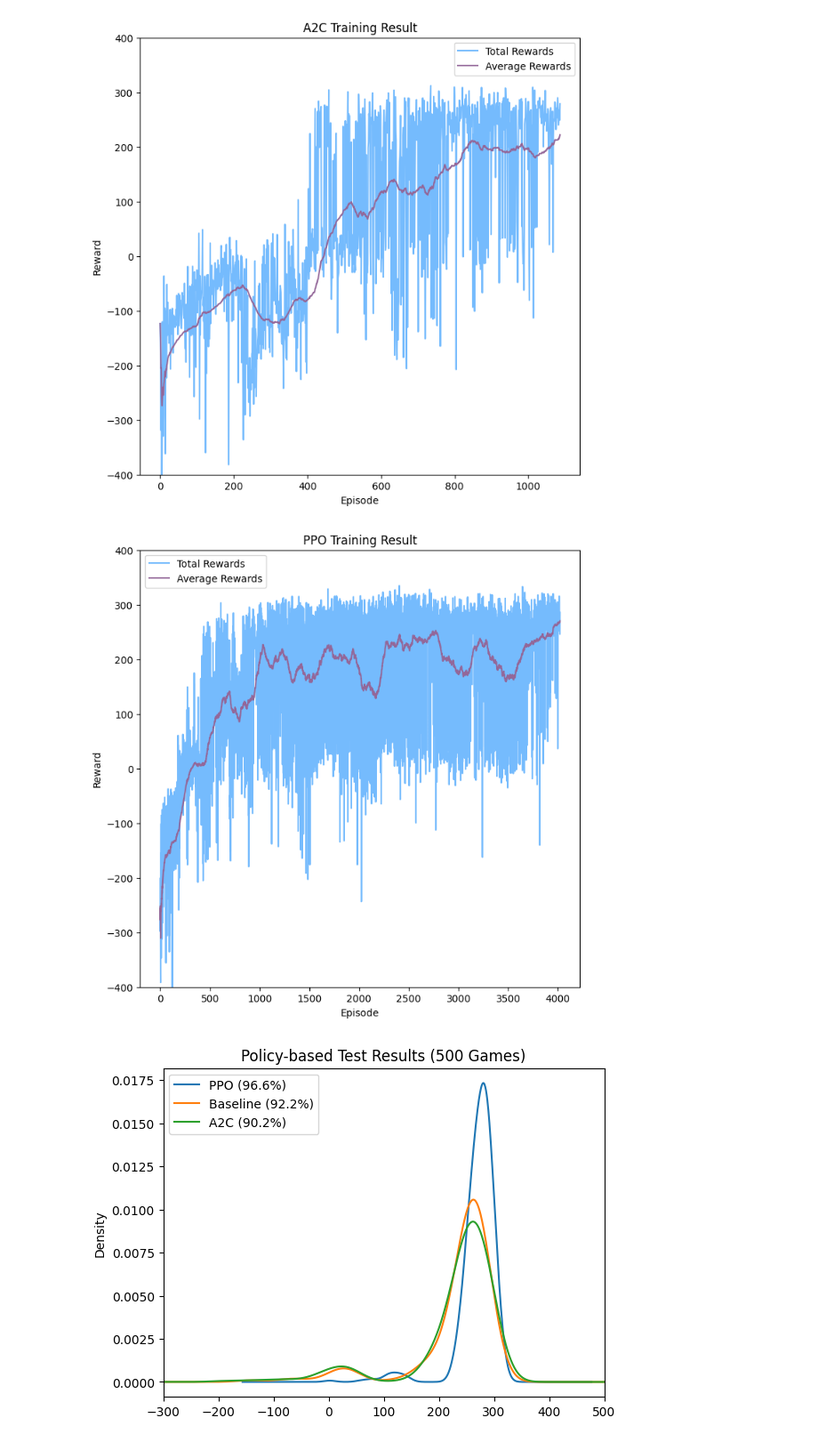
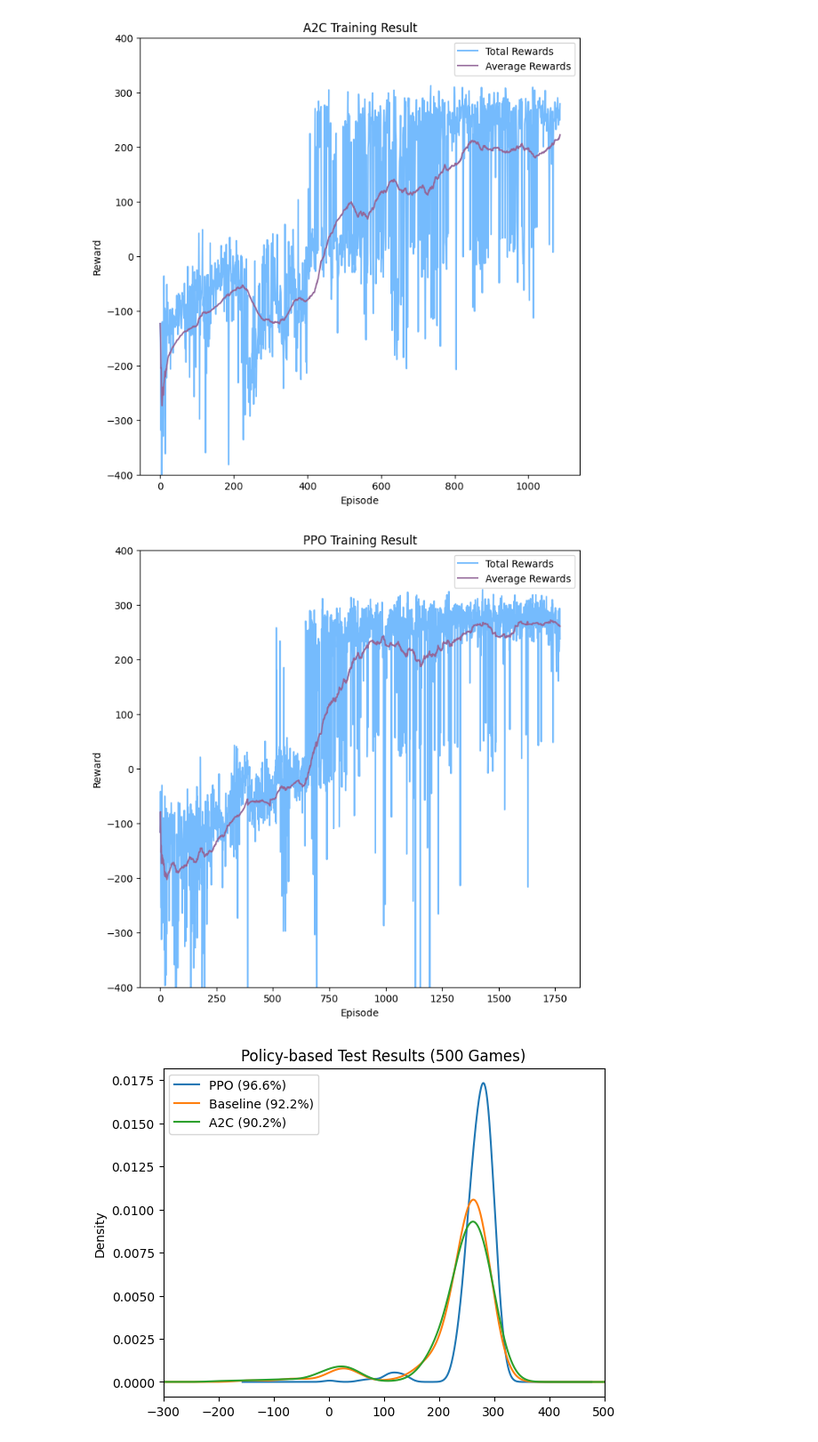
Before and after one commit to MatthewSummons/Immutables-RL, a Jupyter notebook: Results/plot_final_result.ipynb, the cells around one changed output. Shown at 89% size. Saved outputs shown, nothing was run; the diff lists cells and outputs as text; code cells hidden in the pictures.

```diff
--- a/Results/plot_final_result.ipynb
+++ b/Results/plot_final_result.ipynb
@@ -8,34 +8,34 @@ purple_color=(147/255,103/255,153/255)
 # %%
 def draw_plot(train_data,title):
     with open(train_data, 'rb') as f:
         data = pickle.load(f)
         total_rewards = data['total_rewards']
         final_rewards = data['final_rewards']
         if title=="Adaptive Baseline":
             moving_average_rewards = data['average_rewards']
         else:
             moving_average_rewards = data['moving_average_rewards']
     plt.figure(figsize=(8,8))
 
     plt.title(title + " Training Result")
     plt.plot(total_rewards, label='Total Rewards',color='xkcd:sky blue')
     plt.plot(moving_average_rewards, color=purple_color, label='Average Rewards')
     plt.xlabel('Episode')
     plt.ylabel('Reward')
     if title=="Adaptive Baseline":
         plt.ylim(-800, 300)
     else:
         plt.ylim(-400, 400)
     plt.legend()
     plt.show()
 # draw_plot('./Policy baseline/fix_random_train_data.pkl')
 draw_plot('./Policy baseline/luck_draw_train_data.pkl','Adaptive Baseline')
 draw_plot('./actor critique/A2C.pkl', 'A2C')
-draw_plot('./PPO/PPO_Result_3.pkl', 'PPO')
+draw_plot('./PPO/PPO_Result_2.pkl', 'PPO')
 # %% [output]
 [figure]
 [figure]
-[figure, old version]
+[figure, new version]
 # %%
 plt.xlim([-300, 500])  # Set the range of the x-axis
 
```
Also changed, not shown: 3 other files.
